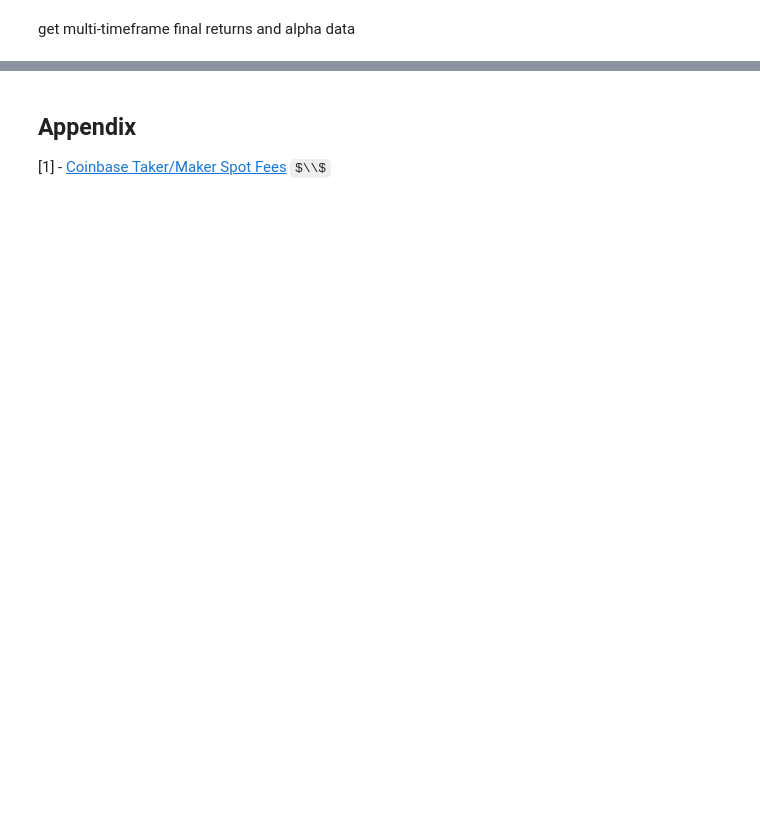
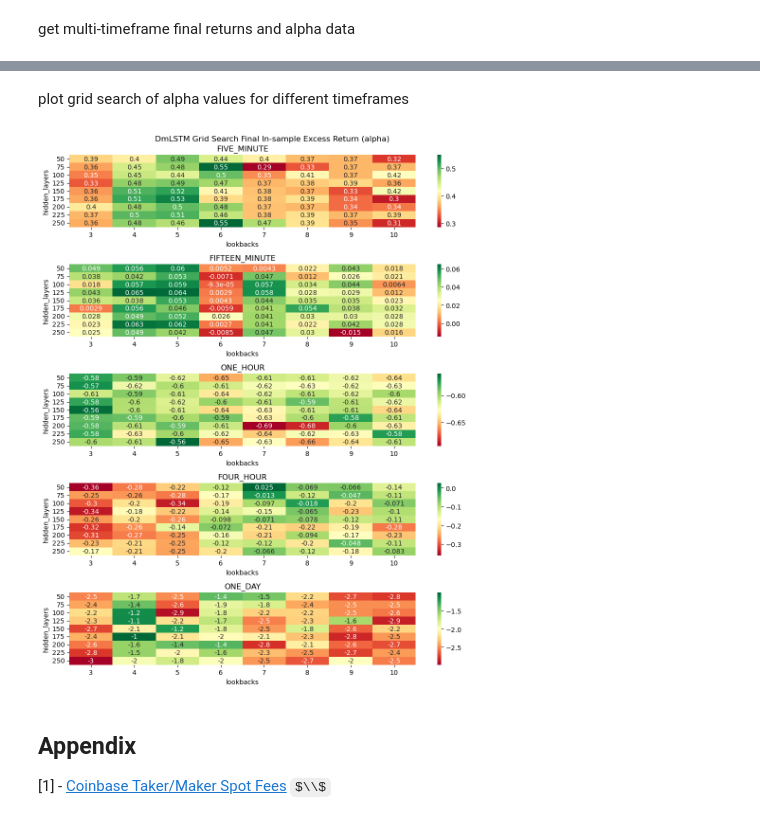
Before and after one commit to AmjadSaidam/Coinbase-DL-Portfolio-Buyer, a Jupyter notebook: backtest.ipynb, the cells around one changed output, grey strips where cells are left out. Cells and saved outputs as stored; diff of their text form; code cells hidden in the pictures; some formulas as TeX source; blank space fills up the shorter version.

```diff
--- a/backtest.ipynb
+++ b/backtest.ipynb
@@ -476,3 +484,14 @@ multi_data = grid_search_to_dataframe(hidden_dimentions = hidden_dims, lookbacks
+# %% [markdown]
+plot grid search of alpha values for different timeframes
+# %%
+fig, ax = plt.subplots(nrows = len(multi_data['grouped_alpha']), ncols = 1, figsize = (10, 12))
+fig.suptitle('DmLSTM Grid Search Final In-sample Excess Return (alpha)')
+for idx, data in enumerate(multi_data['grouped_alpha']):
+    sns.heatmap(data = data, annot = True, cmap = "RdYlGn", ax = ax[idx])
+    ax[idx].set_title(f'{data_frequency[idx]}')
+fig.tight_layout();
+# %% [output]
+[figure, added]
 # %% [markdown]
 ## **Appendix**
 
```
Also changed, not shown: parts of 15 cells of this notebook.
